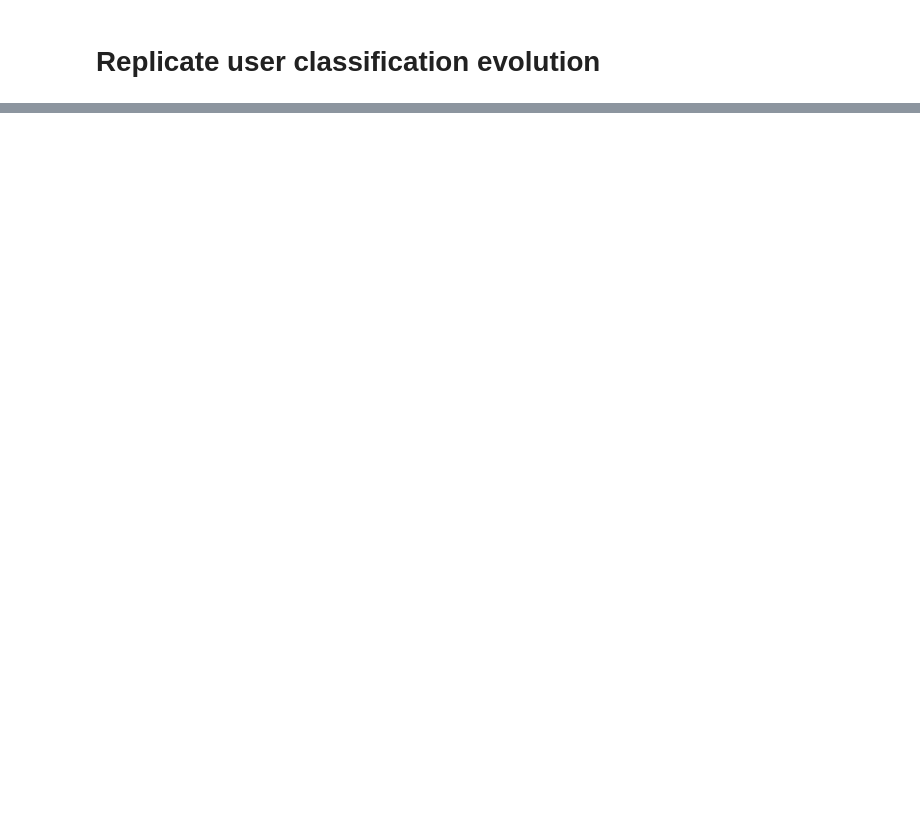
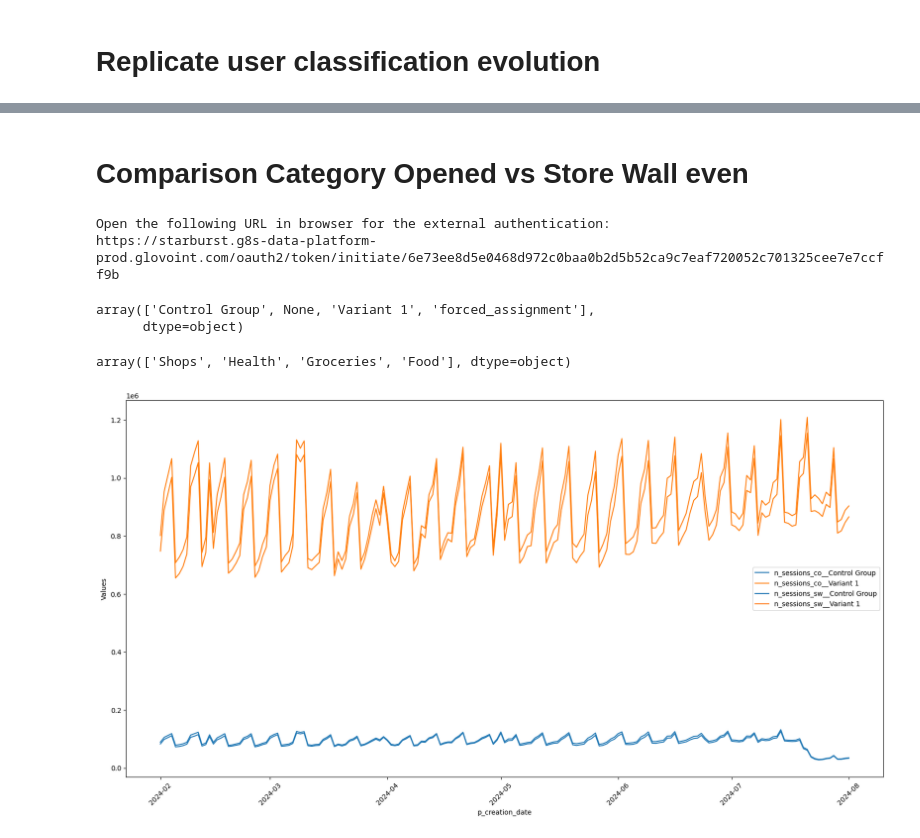
Before and after one commit to JordiCremades4444/central-node, a Jupyter notebook: notebooks/989_2024_7_nsw_osw_cvr/nsw_osw_confluence.ipynb, the cells around one changed output, grey strips where cells are left out. Saved outputs shown, nothing was run; the diff lists cells and outputs as text; code cells hidden in the pictures; blank space fills up the shorter version.

```diff
--- a/notebooks/989_2024_7_nsw_osw_cvr/nsw_osw_confluence.ipynb
+++ b/notebooks/989_2024_7_nsw_osw_cvr/nsw_osw_confluence.ipynb
@@ -131,0 +73,25 @@ v.multiple_variable_lineplot(
+# %% [markdown]
+# Comparison Category Opened vs Store Wall even
+# %%
+START_DATE = "'2024-02-01'"
+END_DATE = "'2024-08-01'"
+DAYS_BETWEEN_START_DATE_AND_FIRST_EXPOSURE = 30
+
+params = [
+    {'name':'start_date', 'value': str(START_DATE)},
+    {'name':'end_date', 'value': str(END_DATE)},
+    {'name':'days_between_start_date_and_first_exposure', 'value': str(DAYS_BETWEEN_START_DATE_AND_FIRST_EXPOSURE)}
+]
+
+q.prepare_query(
+    'nsw_osw_confluence/co_sw_comparison.sql'
+    ,params=params
+    ,to_load_file='co_sw_comparison'
+    ,load_from_to_load_file=None
+
+)
+
+df  = q.query_run_starburst()
+# %% [output]
+Open the following URL in browser for the external authentication:
+https://starburst.g8s-data-platform-prod.glovoint.com/oauth2/token/initiate/6e73ee8d5e0468d972c0baa0b2d5b52ca9c7eaf720052c701325cee7e7ccff9b
@@ -131,0 +100,42 @@ v.multiple_variable_lineplot(
+# %%
+df['variant'].unique()
+# %% [output]
+array(['Control Group', None, 'Variant 1', 'forced_assignment'],
+      dtype=object)
+# %%
+df['category'].unique()
+# %% [output]
+array(['Shops', 'Health', 'Groceries', 'Food'], dtype=object)
+# %%
+tmp = df.copy()
+
+START_DATE = "'2024-01-01'"
+END_DATE = "'2024-08-01'"
+
+tmp['p_creation_date'] = pd.to_datetime(tmp['p_creation_date'])
+
+cond1 = tmp['p_creation_date'] >= pd.to_datetime(START_DATE)
+cond2 = tmp['p_creation_date'] <= pd.to_datetime(END_DATE)
+cond3 = tmp['category'] == 'Food'
+
+tmp = tmp[cond1 & cond2 & cond3]
+
+tmp = tmp.drop(columns=['category'])
+
+df_pivoted = tmp.pivot(index='p_creation_date', columns='variant', values=['n_sessions_co','n_sessions_sw'])
+
+# Flatten the multiindex columns
+df_pivoted.columns = [f'{col[0]}__{col[1]}' for col in df_pivoted.columns]
+df_pivoted = df_pivoted.reset_index()
+
+df_pivoted = df_pivoted.fillna(0)
+
+v = dataframe_visualizer.DataFrameVisualizer(df_pivoted, fig_size=(20,10))
+
+v.multiple_variable_lineplot(
+    'p_creation_date'
+    ,['n_sessions_co__Control Group','n_sessions_co__Variant 1','n_sessions_sw__Control Group','n_sessions_sw__Variant 1']
+    ,colors=['blue','orange','blue','orange']
+)
+# %% [output]
+[figure, added]
```
Also changed, not shown: parts of 14 cells of this notebook, 10 other files.
